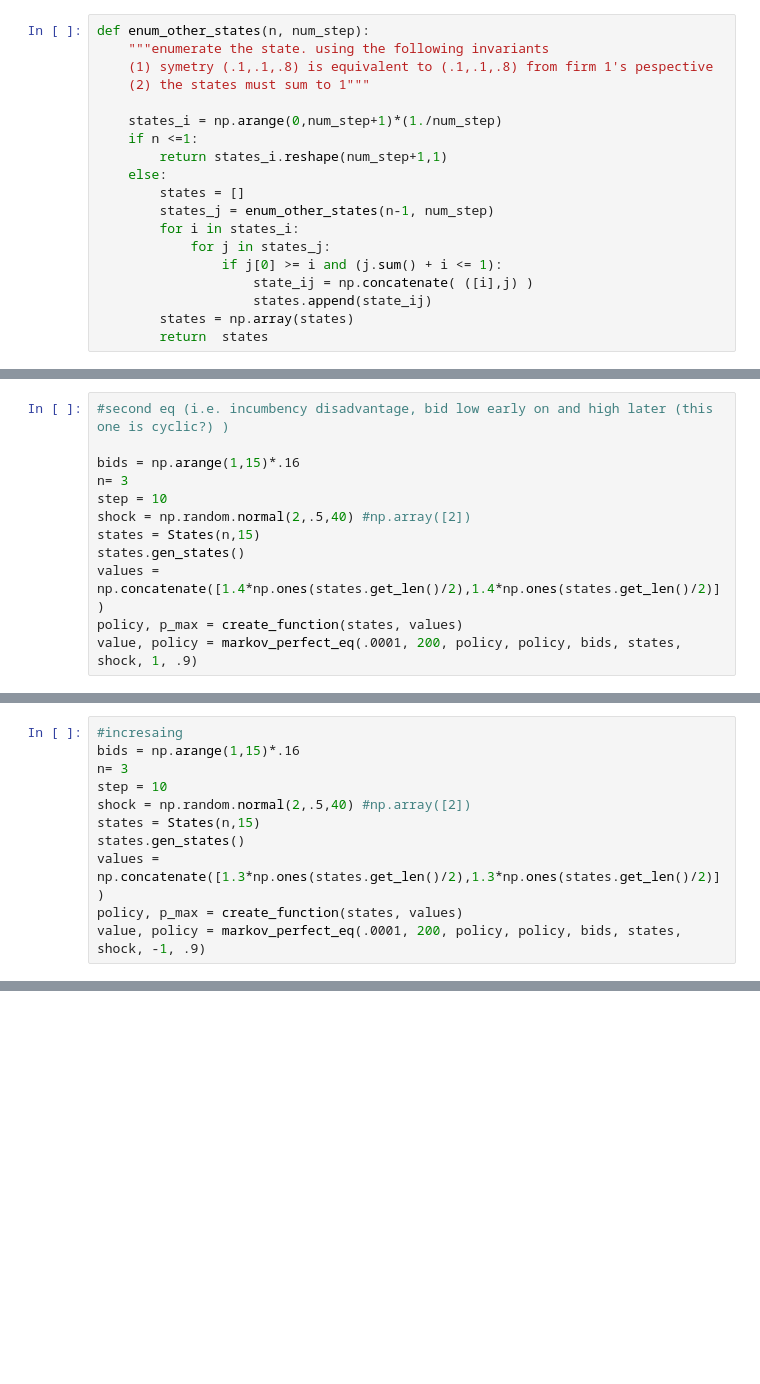
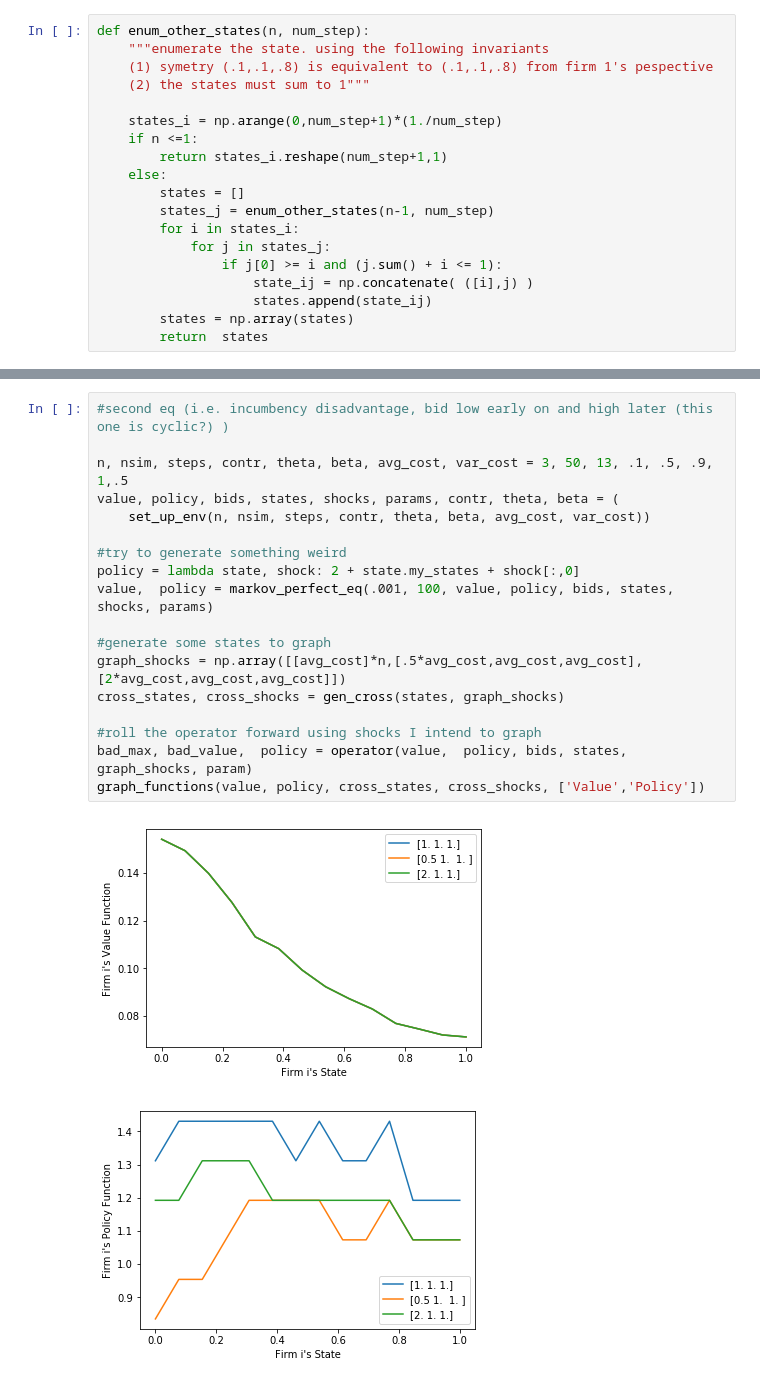
Before and after one commit to ericschulman/tx_milk_2yp, a Jupyter notebook: signals.ipynb, the cells around one changed output, grey strips where cells are left out. Cells and saved outputs as stored; diff of their text form; blank space fills up the shorter version.

```diff
--- a/signals.ipynb
+++ b/signals.ipynb
@@ -331,12 +359,0 @@ graph_functions( (value,policy),[cross_section],['Value','Policy'])
-# %%
-#second eq (i.e. incumbency disadvantage, bid low early on and high later (this one is cyclic?) )
-
-bids = np.arange(1,15)*.16
-n= 3
-step = 10
-shock = np.random.normal(2,.5,40) #np.array([2])
-states = States(n,15)
-states.gen_states()
-values = np.concatenate([1.4*np.ones(states.get_len()/2),1.4*np.ones(states.get_len()/2)])
-policy, p_max = create_function(states, values)
-value, policy = markov_perfect_eq(.0001, 200, policy, policy, bids, states, shock, 1, .9)
@@ -348,11 +359,0 @@ graph_functions( (value,policy),[cross_section],['Value','Policy'])
-# %%
-#incresaing
-bids = np.arange(1,15)*.16
-n= 3
-step = 10
-shock = np.random.normal(2,.5,40) #np.array([2])
-states = States(n,15)
-states.gen_states()
-values = np.concatenate([1.3*np.ones(states.get_len()/2),1.3*np.ones(states.get_len()/2)])
-policy, p_max = create_function(states, values)
-value, policy = markov_perfect_eq(.0001, 200, policy, policy, bids, states, shock, -1, .9)
@@ -363,0 +385,21 @@ graph_functions( (value,policy),[cross_section],['Value','Policy'])
+# %%
+#second eq (i.e. incumbency disadvantage, bid low early on and high later (this one is cyclic?) )
+
+n, nsim, steps, contr, theta, beta, avg_cost, var_cost = 3, 50, 13, .1, .5, .9, 1,.5
+value, policy, bids, states, shocks, params, contr, theta, beta = (
+    set_up_env(n, nsim, steps, contr, theta, beta, avg_cost, var_cost))
+
+#try to generate something weird
+policy = lambda state, shock: 2 + state.my_states + shock[:,0]
+value,  policy = markov_perfect_eq(.001, 100, value, policy, bids, states, shocks, params)
+
+#generate some states to graph
+graph_shocks = np.array([[avg_cost]*n,[.5*avg_cost,avg_cost,avg_cost],[2*avg_cost,avg_cost,avg_cost]])
+cross_states, cross_shocks = gen_cross(states, graph_shocks)
+
+#roll the operator forward using shocks I intend to graph
+bad_max, bad_value,  policy = operator(value,  policy, bids, states, graph_shocks, param)
+graph_functions(value, policy, cross_states, cross_shocks, ['Value','Policy'])
+# %% [output]
+[figure, added]
+[figure, added]
```
Also changed, not shown: parts of 18 cells of this notebook.
